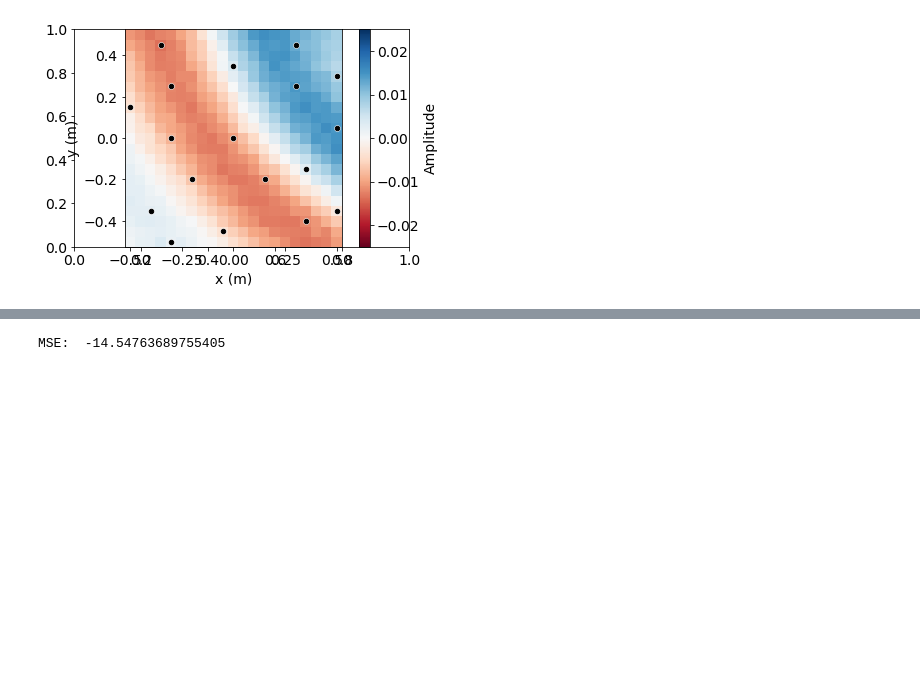
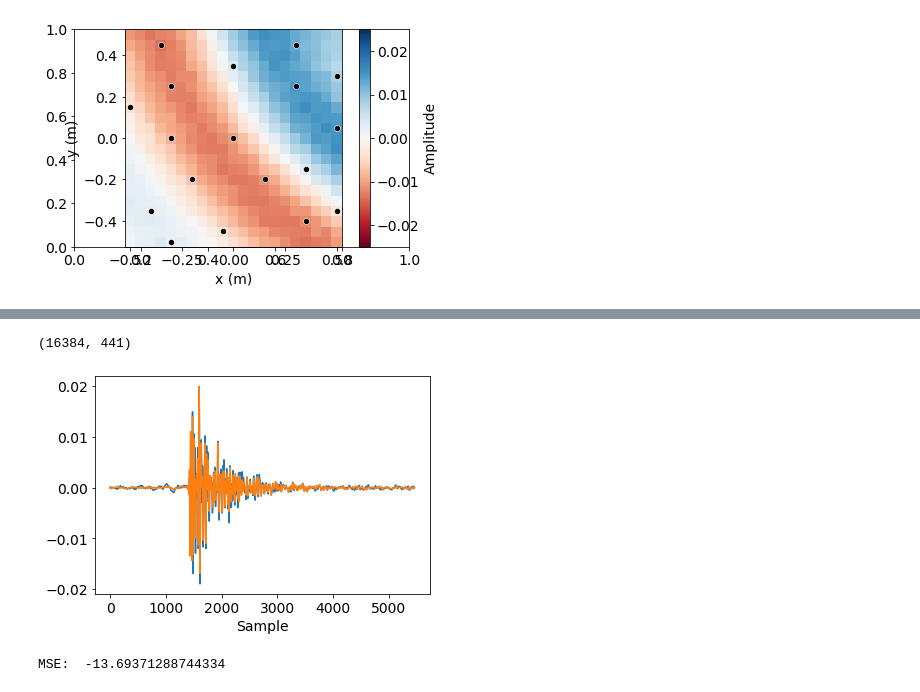
Before and after one commit to uchiiii/MeshRIR, a Jupyter notebook: example/sf_reconst.ipynb, the cells around one changed output, grey strips where cells are left out. Drawn from its saved outputs; the diff is of its cells as text; code cells hidden in the pictures; blank space fills up the shorter version.

```diff
--- a/example/sf_reconst.ipynb
+++ b/example/sf_reconst.ipynb
@@ -161,23 +153,33 @@ constraint:  l2
 # %%
 # Convolution inerpolation filter
 specMic = np.fft.fft(sigMic.T, n=fftlen, axis=0)[:,:,None]
 specKiFilter = np.fft.fft(kiFilter, n=fftlen, axis=0)
 
 specEst = np.squeeze(specKiFilter @ specMic)
+print(specEst.shape)
 sigEst = np.fft.ifft(specEst, n=fftlen, axis=0).real.T
 sigEst = sigEst[:,smplShift:sigLen+smplShift]
+
+fig, ax = plt.subplots()
+ax.plot(sigEval[0, :])
+ax.plot(sigEst[0, :])
+plt.xlabel('Sample')
+plt.show()
+
 
 # Mean square error of estimation
 mse = 10*np.log10(np.sum(np.abs(sigEst - sigEval)**2) / np.sum(np.abs(sigEval)**2))
 print('MSE: ', mse)
 
 posEstXY, sigEstXY, _ = irutil.sortIR3(posEval, sigEst[None,:,:], numEvalXYZ, posEvalX, posEvalY, posEvalZ)
 sigEstXY = np.squeeze(sigEstXY)
 
 # Error distribution
 distErr = 10*np.log10(np.sum(np.abs(sigEstXY - sigEvalXY) ** 2, axis=-1) / np.sum(np.abs(sigEvalXY) ** 2, axis=-1))
 # %% [output]
-MSE:  -14.54763689755405
+(16384, 441)
+[figure, added]
+MSE:  -13.69371288744334
 # %%
 # Draw pressure distribution
 
```
Also changed, not shown: parts of 2 cells of this notebook, 8 other files.
